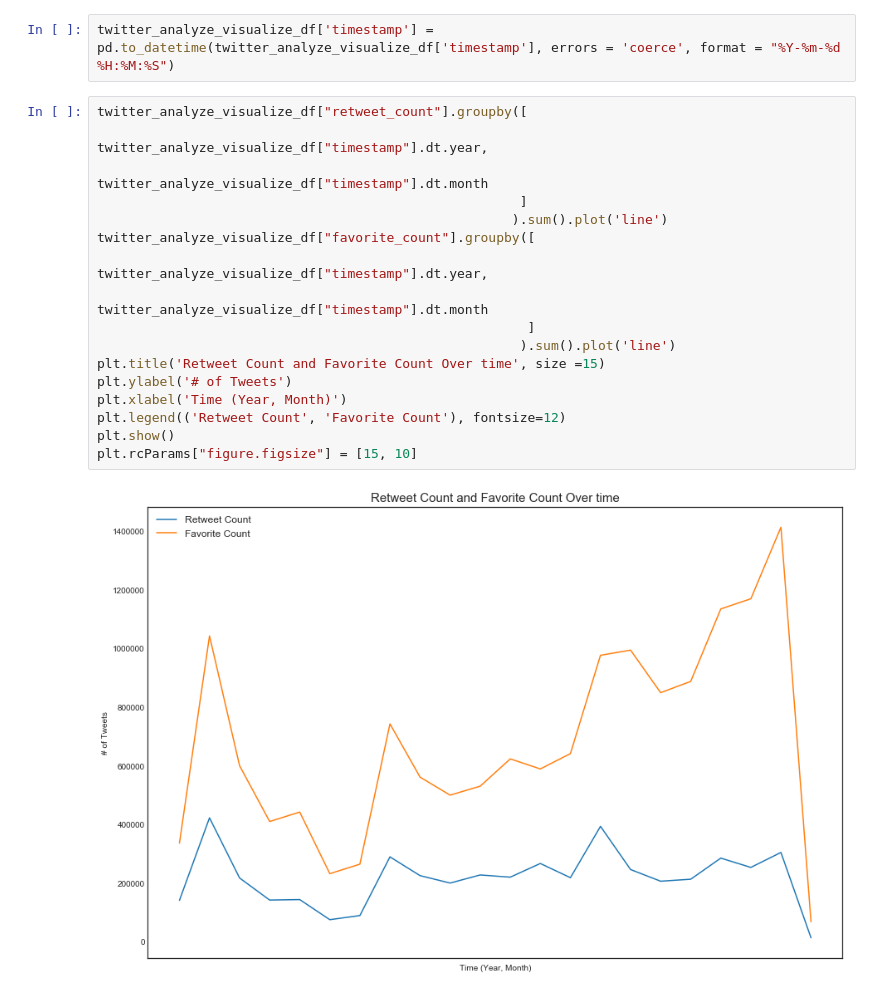
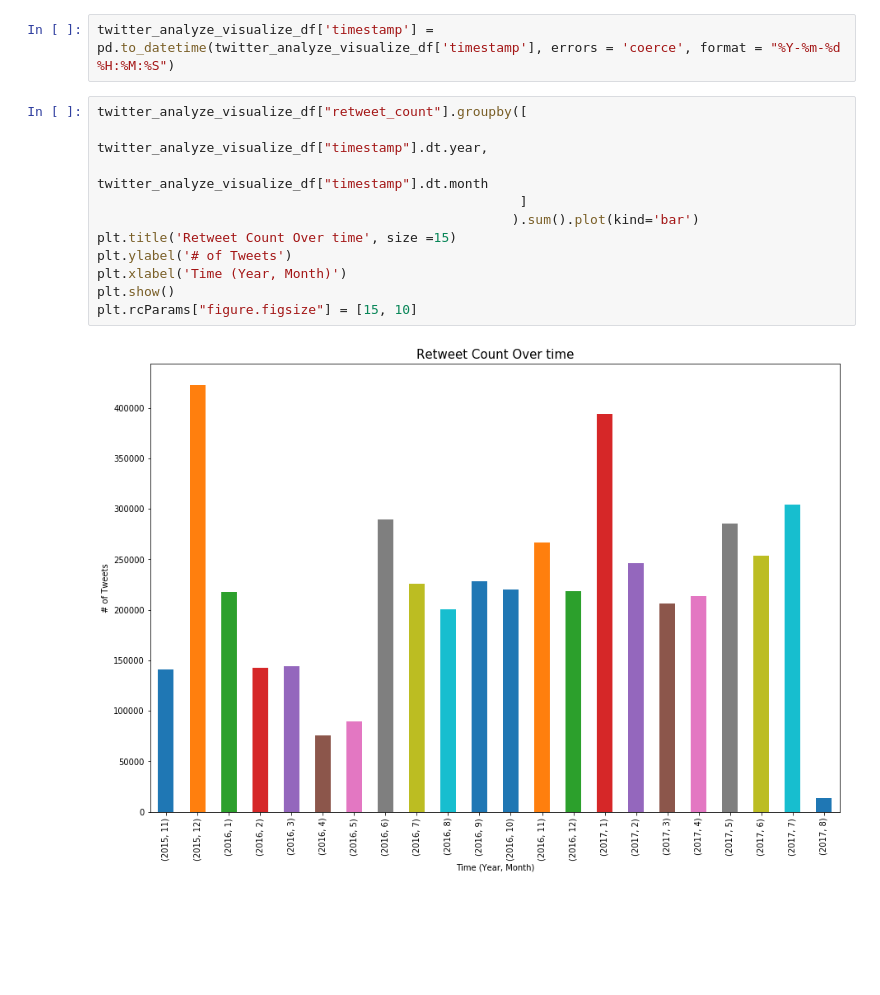
Before and after one commit to Rapter1990/Udacity-Data-Analyst-Nanodegree, a Jupyter notebook: P4_Wrangle_And_Analyze_Data/wrangle_act.ipynb, the cells around one changed output. Drawn from its saved outputs; the diff is of its cells as text; blank space fills up the shorter version.

```diff
--- a/P4_Wrangle_And_Analyze_Data/wrangle_act.ipynb
+++ b/P4_Wrangle_And_Analyze_Data/wrangle_act.ipynb
@@ -1415,19 +1417,13 @@ twitter_analyze_visualize_df['timestamp'] = pd.to_datetime(twitter_analyze_visua
 # %%
 twitter_analyze_visualize_df["retweet_count"].groupby([
                                                           twitter_analyze_visualize_df["timestamp"].dt.year,
                                                           twitter_analyze_visualize_df["timestamp"].dt.month
                                                       ]
-                                                     ).sum().plot('line')
-twitter_analyze_visualize_df["favorite_count"].groupby([
-                                                           twitter_analyze_visualize_df["timestamp"].dt.year,
-                                                           twitter_analyze_visualize_df["timestamp"].dt.month
-                                                       ]
-                                                      ).sum().plot('line')
-plt.title('Retweet Count and Favorite Count Over time', size =15)
+                                                     ).sum().plot(kind='bar')
+plt.title('Retweet Count Over time', size =15)
 plt.ylabel('# of Tweets')
 plt.xlabel('Time (Year, Month)')
-plt.legend(('Retweet Count', 'Favorite Count'), fontsize=12)
 plt.show()
 plt.rcParams["figure.figsize"] = [15, 10]
 # %% [output]
-[figure, old version]
+[figure, new version]
```
Also changed, not shown: parts of 4 cells of this notebook.
